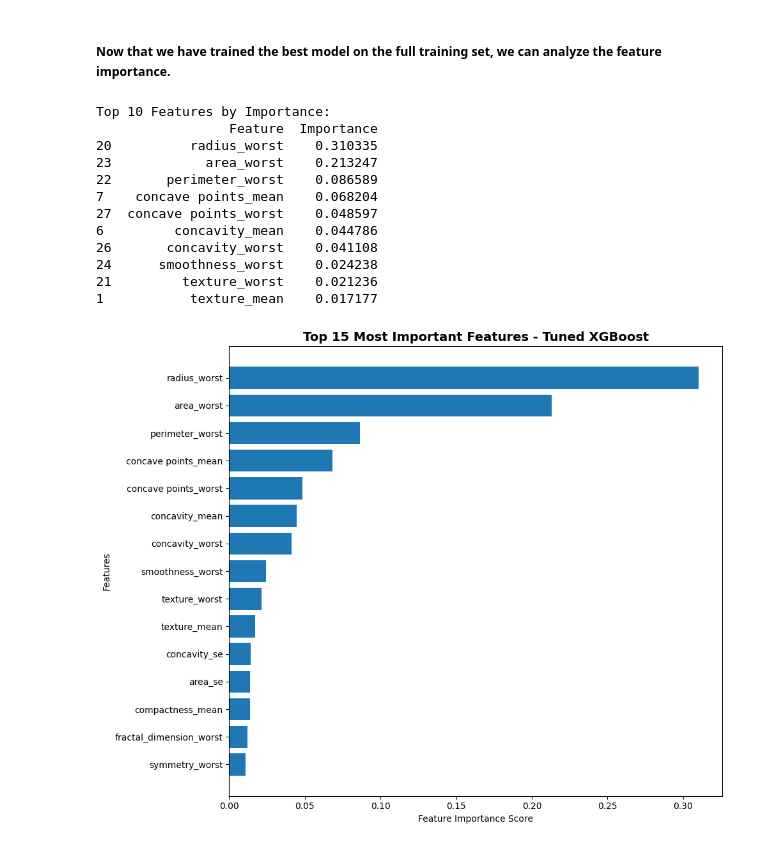
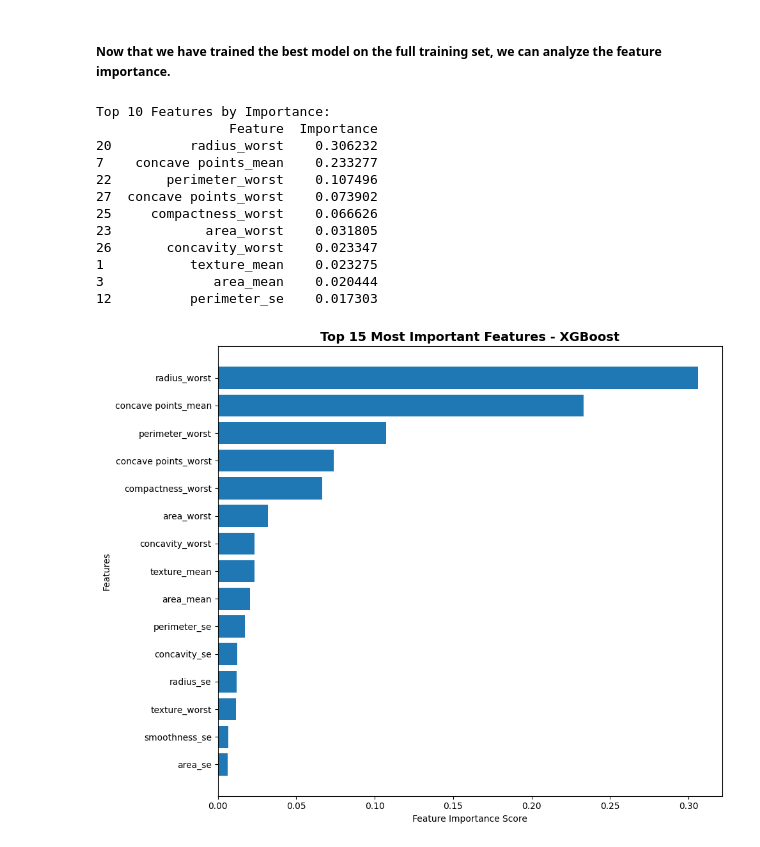
Before and after one commit to minuuva/breast-cancer-classification, a Jupyter notebook: Notebooks/xgboost.ipynb, the cells around one changed output. Cells and saved outputs as stored; diff of their text form; code cells hidden in the pictures.

Commit message:
recall:0.9588

```diff
--- a/Notebooks/xgboost.ipynb
+++ b/Notebooks/xgboost.ipynb
@@ -298,0 +170,29 @@ plt.show()
+# %%
+# Extract best model from GridSearchCV
+xgb_best_model = grid_search_pipeline.best_estimator_
+
+# Display best hyperparameters
+print("=" * 70)
+print("BEST MODEL FROM GRIDSEARCHCV")
+print("=" * 70)
+print("\nBest Hyperparameters:")
+for param, value in grid_search_pipeline.best_params_.items():
+    print(f"  {param}: {value}")
+
+print(f"\nBest Cross-Validation Recall Score: {grid_search_pipeline.best_score_:.4f}")
+print("\n" + "=" * 70)
+
+# Display CV results summary
+cv_results_df = pd.DataFrame(grid_search_pipeline.cv_results_)
+top_5_models = cv_results_df.nlargest(5, 'mean_test_score')[['params', 'mean_test_score', 'std_test_score']]
+
+print("\nTop 5 Hyperparameter Combinations (by Recall):")
+print("-" * 70)
+for idx, row in top_5_models.iterrows():
+    print(f"\nRank {top_5_models.index.get_loc(idx) + 1}:")
+    print(f"  Recall: {row['mean_test_score']:.4f} (±{row['std_test_score']:.4f})")
+    print(f"  Params: {row['params']}")
+
+print("\n" + "=" * 70)
+print("Model is ready for final test set evaluation.")
+print("=" * 70)
@@ -302,41 +220,41 @@ plt.show()
 ##### Now that we have trained the best model on the full training set, we can analyze the feature importance.
 # %%
 # Extract XGBoost model from pipeline and get feature importances
-xgb_model_from_pipeline = xgb_tuned_pipeline.named_steps['xgb']
+xgb_model = xgb_best_model.named_steps['xgb']
 feature_importance = pd.DataFrame({
     'Feature': X_train.columns,
-    'Importance': xgb_model_from_pipeline.feature_importances_
+    'Importance': xgb_model.feature_importances_
 }).sort_values(by='Importance', ascending=False)
 
-# displaying top 10 features
+# Display top 10 features
 print("\nTop 10 Features by Importance:")
 print(feature_importance.head(10))
 
 # Visualize feature importance
 plt.figure(figsize=(10, 8))
 top_features = feature_importance.head(15)
 plt.barh(range(len(top_features)), top_features['Importance'])
 plt.yticks(range(len(top_features)), top_features['Feature'])
 plt.xlabel('Feature Importance Score')
 plt.ylabel('Features')
-plt.title('Top 15 Most Important Features - Tuned XGBoost', fontsize=14, fontweight='bold')
+plt.title('Top 15 Most Important Features - XGBoost', fontsize=14, fontweight='bold')
 plt.gca().invert_yaxis()
 plt.tight_layout()
 plt.show()
 # %% [output]
 Top 10 Features by Importance:
                  Feature  Importance
-20          radius_worst    0.310335
-23            area_worst    0.213247
-22       perimeter_worst    0.086589
-7    concave points_mean    0.068204
-27  concave points_worst    0.048597
-6         concavity_mean    0.044786
-26       concavity_worst    0.041108
-24      smoothness_worst    0.024238
-21         texture_worst    0.021236
-1           texture_mean    0.017177
+20          radius_worst    0.306232
+7    concave points_mean    0.233277
+22       perimeter_worst    0.107496
+27  concave points_worst    0.073902
+25     compactness_worst    0.066626
+23            area_worst    0.031805
+26       concavity_worst    0.023347
+1           texture_mean    0.023275
+3              area_mean    0.020444
+12          perimeter_se    0.017303
-[figure, old version]
+[figure, new version]
 # %% [markdown]
 #### 6. Summary and Model Selection
 
```
Also changed, not shown: parts of 14 cells of this notebook.
